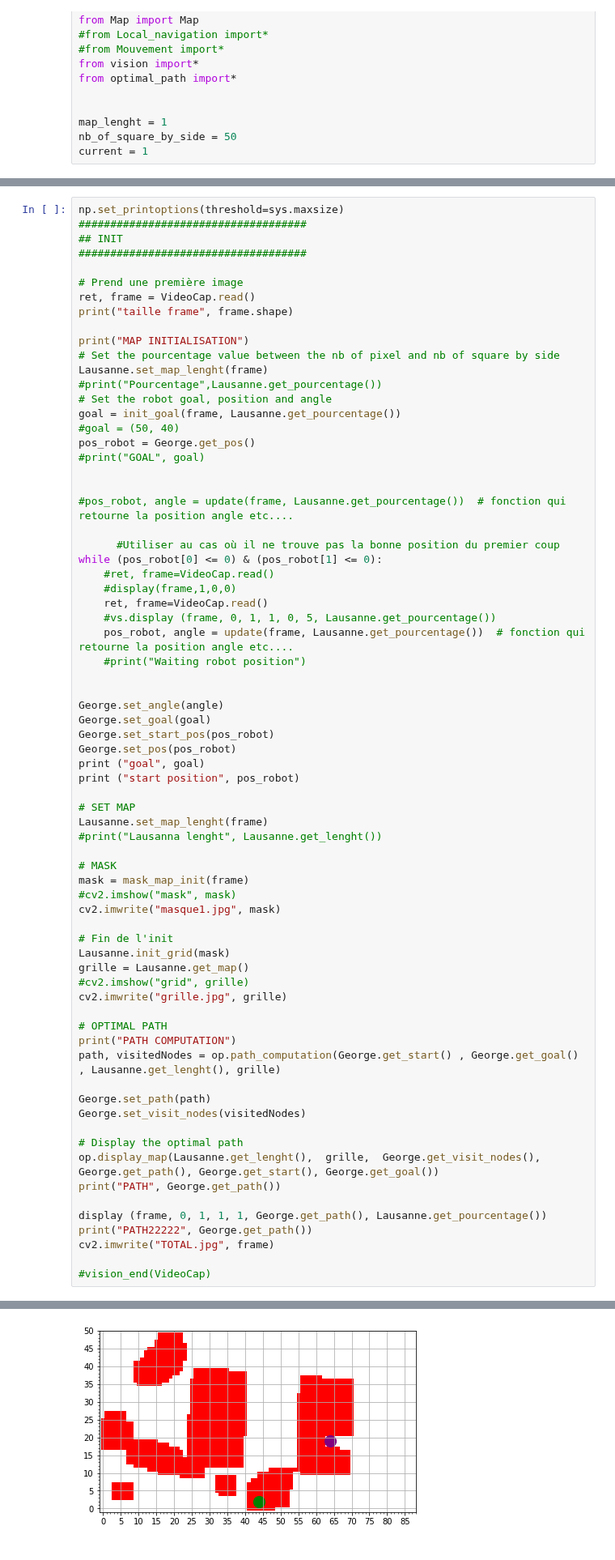
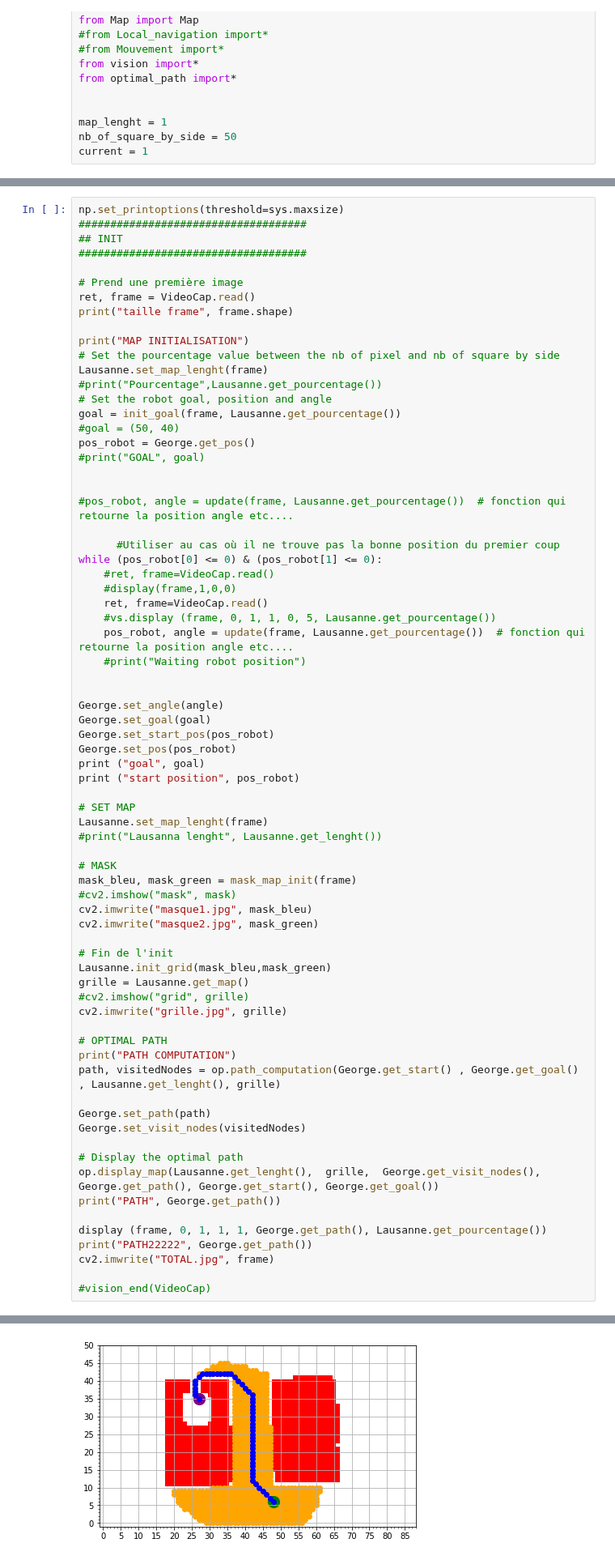
Before and after one commit to antoinetx/Mobile_robot, a Jupyter notebook: main_test_2.0.ipynb, the cells around one changed output, grey strips where cells are left out. Shown at 81% size. Saved outputs shown, nothing was run; the diff lists cells and outputs as text.

```diff
--- a/main_test_2.0.ipynb
+++ b/main_test_2.0.ipynb
@@ -99,12 +102,13 @@ Lausanne.set_map_lenght(frame)
 #print("Lausanna lenght", Lausanne.get_lenght())
 
 # MASK
-mask = mask_map_init(frame)
+mask_bleu, mask_green = mask_map_init(frame)
 #cv2.imshow("mask", mask)
-cv2.imwrite("masque1.jpg", mask)
+cv2.imwrite("masque1.jpg", mask_bleu)
+cv2.imwrite("masque2.jpg", mask_green)
 
 # Fin de l'init
-Lausanne.init_grid(mask)
+Lausanne.init_grid(mask_bleu,mask_green)
 grille = Lausanne.get_map()
 #cv2.imshow("grid", grille)
 cv2.imwrite("grille.jpg", grille)
@@ -137,5 +152,5 @@ PATH22222 []
 True
-[figure, old version]
+[figure, new version]
 # %%
 vision_end(VideoCap)
 # %%
```
Also changed, not shown: parts of 2 cells of this notebook, 11 other files.
